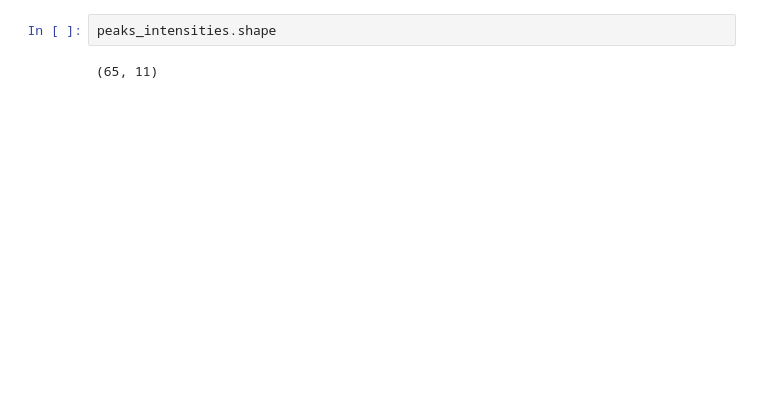
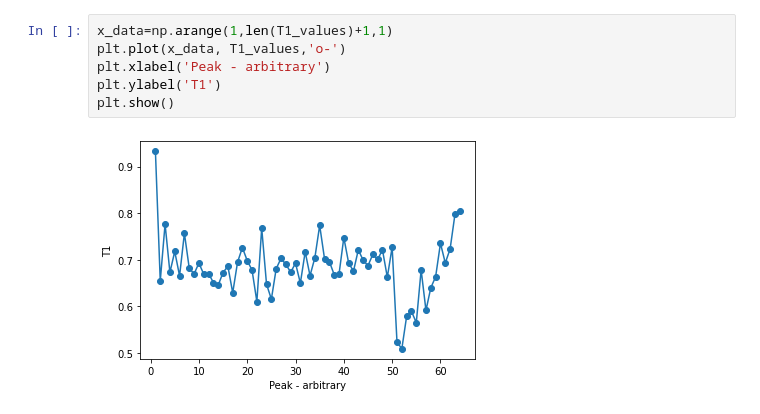
Before and after one commit to nencini/NMR_FF_tools, a Jupyter notebook: relaxation_times/ExperimentalRelaxationTimes.ipynb, the cells around one changed output. Drawn from its saved outputs; the diff is of its cells as text; blank space fills up the shorter version.

Commit message:
add dynamics plotting into the code, put all the parts of code together

```diff
--- a/relaxation_times/ExperimentalRelaxationTimes.ipynb
+++ b/relaxation_times/ExperimentalRelaxationTimes.ipynb
@@ -66,4 +315,8 @@ for i in range(1,peaks_intensities.shape[0]):
 # %%
-peaks_intensities.shape
+x_data=np.arange(1,len(T1_values)+1,1)
+plt.plot(x_data, T1_values,'o-')
+plt.xlabel('Peak - arbitrary')
+plt.ylabel('T1')
+plt.show()
 # %% [output]
-(65, 11)
+[figure, added]
```
Also changed, not shown: parts of 16 cells of this notebook, 3 other files.
